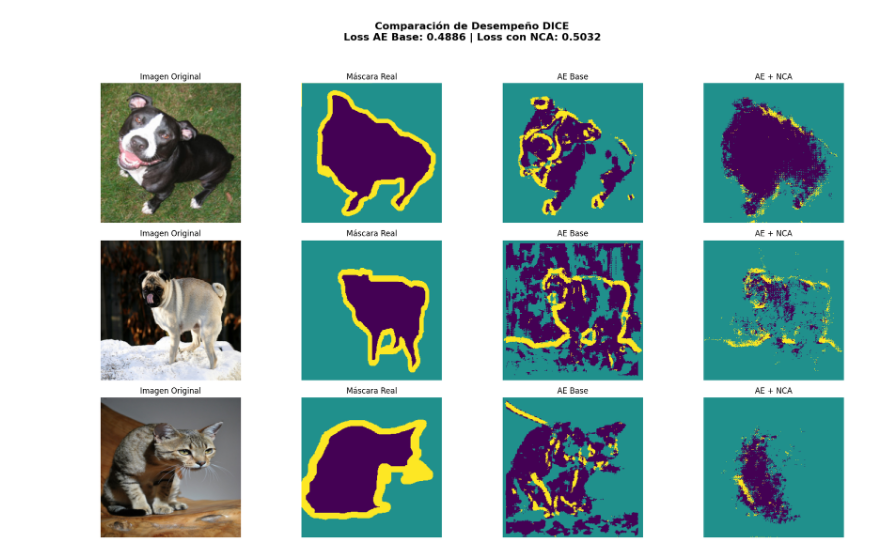
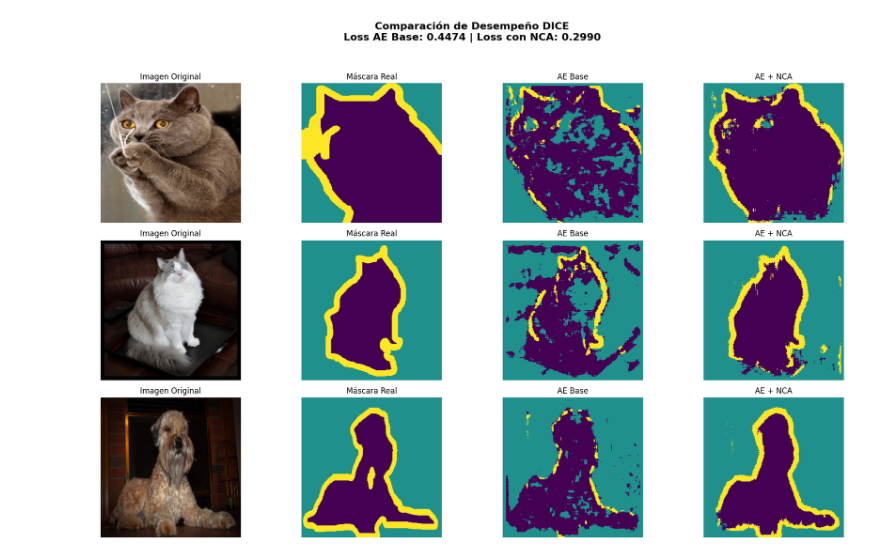
Before and after one commit to FernanSali/Meta-NCA-latente-para-segmentacion-imagenes, a Jupyter notebook: dataprocessing.ipynb, the cells around one changed output. Saved outputs shown, nothing was run; the diff lists cells and outputs as text; code cells hidden in the pictures.

Commit message:
ejemplo de los modelos actualmente

```diff
--- a/dataprocessing.ipynb
+++ b/dataprocessing.ipynb
@@ -126,7 +124,5 @@ params_encoder2 = {
 # %%
 ae_model = models.AutoEncoderDown3(params_encoder2).to(device)
 # %%
-train_ae(ae_model, dog_train_loader, epochs=5, device=device)
-
-torch.save(ae_model.state_dict(), "ae_model_og.pth")
+ae_model.load_state_dict(torch.load("ae_model_og_2.pth", map_location=device))
 # %% [output]
@@ -144,4 +135,2 @@ Loss en el batch de prueba: 1.2751
 # %%
 meta_nca = models.MetaNCASegmenter(ae_params=params_encoder2, nca_steps=16).to(device)
-# %%
-meta_nca.ae.load_state_dict(torch.load("ae_model_og.pth", map_location=device))
@@ -150,2 +136,0 @@ meta_nca.ae.load_state_dict(torch.load("ae_model_og.pth", map_location=device))
-# %%
-train_metanca(meta_nca, dog_train_loader, epochs=5, device=device)
@@ -172,4 +137,7 @@ meta_nca.nca_steps = 32
+# %%
+meta_nca.load_state_dict(torch.load("meta_nca_model_og_2.pth", map_location=device))
 # %%
+meta_nca.nca_steps = 64
 comparar_modelos(ae_model, meta_nca, dog_test_loader, device)
 # %% [output]
-[figure, old version]
+[figure, new version]
```
Also changed, not shown: parts of 14 cells of this notebook.
